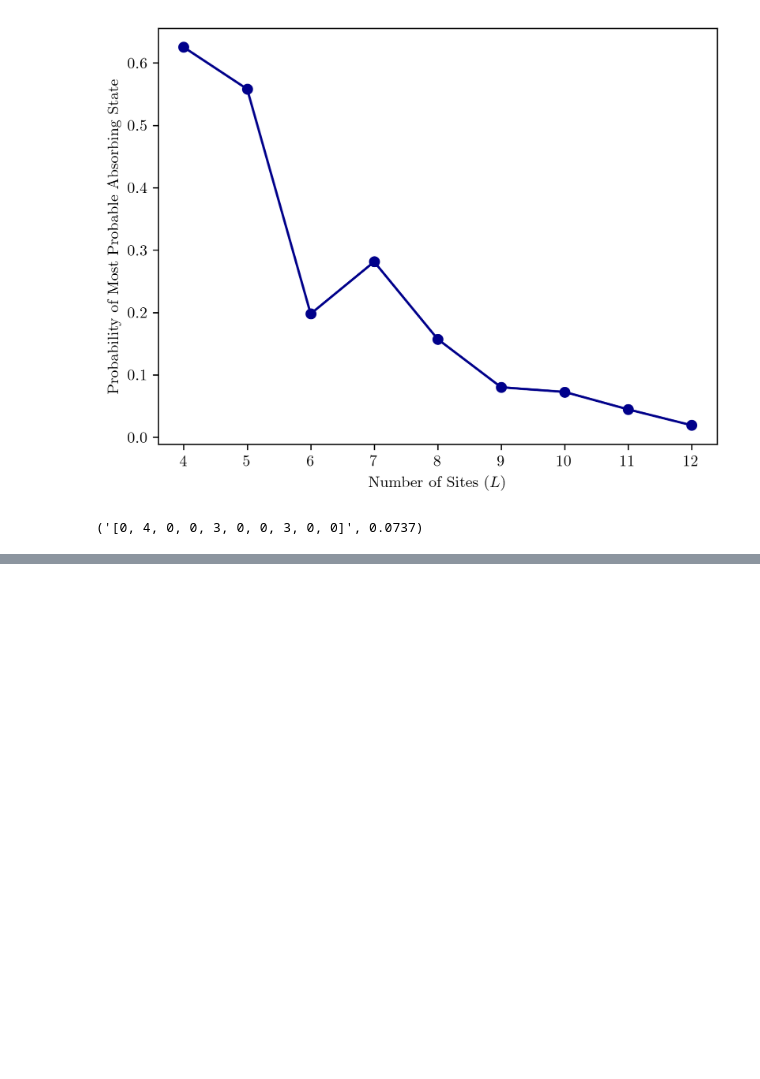
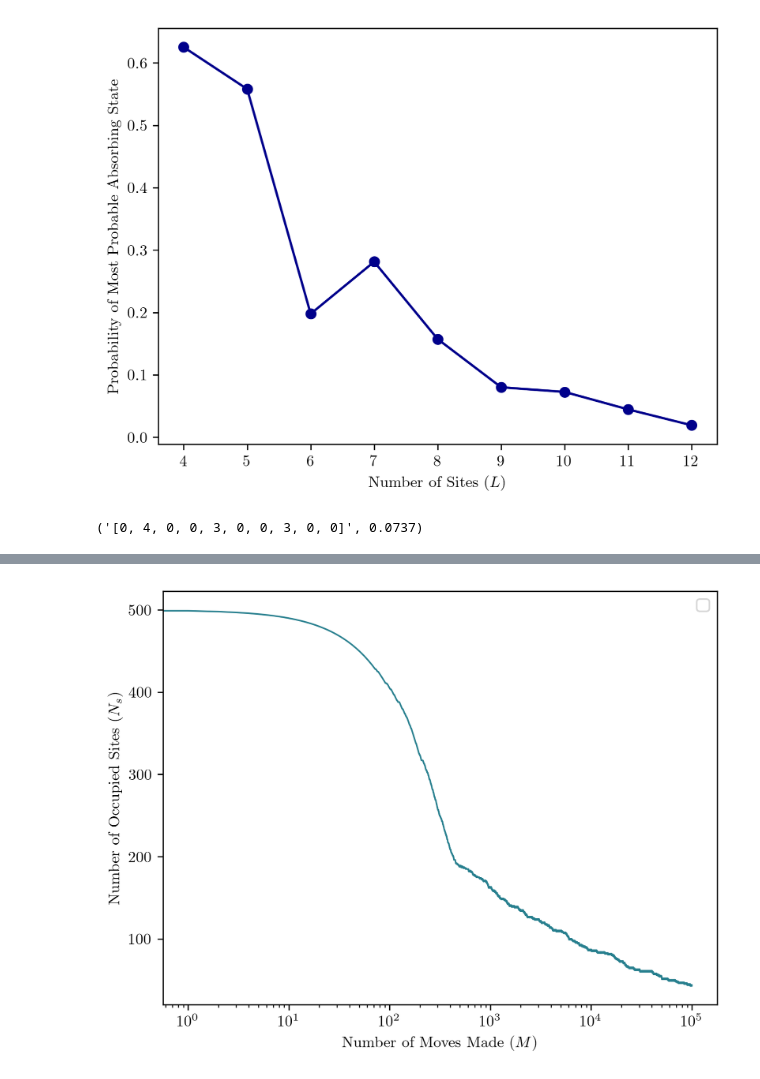
Before and after one commit to paarthtara/sfi-ucr-2025, a Jupyter notebook: target_process_sim.ipynb, the cells around one changed output, grey strips where cells are left out. Cells and saved outputs as stored; diff of their text form; code cells hidden in the pictures; blank space fills up the shorter version.

```diff
--- a/target_process_sim.ipynb
+++ b/target_process_sim.ipynb
@@ -330,0 +630,12 @@ Data.get_most_probable_absorbing_state()
+# %%
+TimeSeries = np.array(list(range(Time + 1)))
+plt.plot(TimeSeries, NumberOfStacks, color=colors[3], linewidth=1)
+# plt.plot(TimeSeries, 500*np.exp(-0.001*TimeSeries), color=colors[5], linewidth=1)
+# plt.yscale('log')
+plt.xscale('log')
+plt.legend()
+plt.xlabel("Number of Moves Made ($M$)")
+plt.ylabel("Number of Occupied Sites ($N_s$)")
+plt.show()
+# %% [output]
+[figure, added]
```
Also changed, not shown: parts of 29 cells of this notebook, 1 other file.
